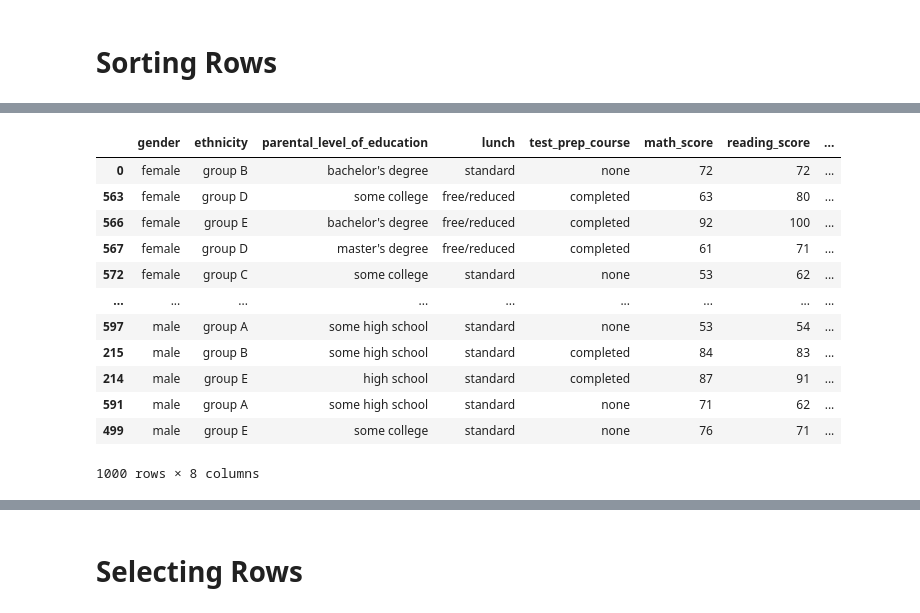
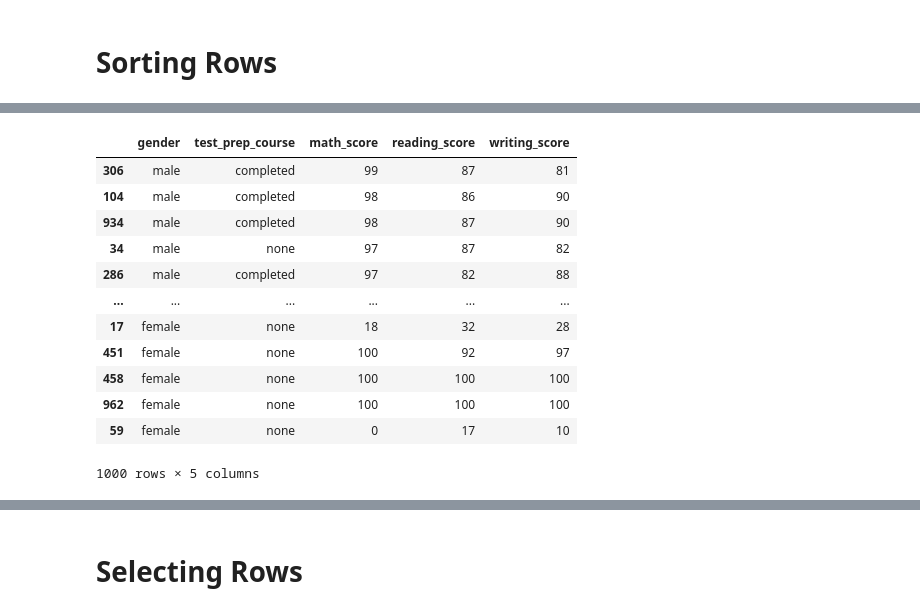
Before and after one commit to moisescujardo/python-projects, a Jupyter notebook: data-science-projects/learning_python_pandas_two_filtering_DataFrame.ipynb, the cells around one changed output, grey strips where cells are left out. Saved outputs shown, nothing was run; the diff lists cells and outputs as text; code cells hidden in the pictures.

```diff
--- a/data-science-projects/learning_python_pandas_two_filtering_DataFrame.ipynb
+++ b/data-science-projects/learning_python_pandas_two_filtering_DataFrame.ipynb
@@ -47,0 +69,15 @@ students_performance_data
+# %%
+# selecting multiple columns will
+# give us a DataFrame object
+students_score = students_performance_data[
+    [
+        'gender',
+        'test_prep_course',
+        'math_score',
+        'reading_score',
+        'writing_score'
+    ]
+]
+
+# validate object
+type(students_score)
@@ -50,16 +158,20 @@ students_performance_data
 # %%
-students_performance_data.sort_values(by=['gender'])
+students_score.sort_values(
+    by=['gender', 'math_score'],
+    ascending=False,
+    na_position='last'
+)
 # %% [output]
-|  | gender | ethnicity | parental_level_of_education | lunch | test_prep_course | math_score | reading_score | ... |
-| 0 | female | group B | bachelor's degree | standard | none | 72 | 72 | ... |
-| 563 | female | group D | some college | free/reduced | completed | 63 | 80 | ... |
-| 566 | female | group E | bachelor's degree | free/reduced | completed | 92 | 100 | ... |
-| 567 | female | group D | master's degree | free/reduced | completed | 61 | 71 | ... |
-| 572 | female | group C | some college | standard | none | 53 | 62 | ... |
-| ... | ... | ... | ... | ... | ... | ... | ... | ... |
-| 597 | male | group A | some high school | standard | none | 53 | 54 | ... |
-| 215 | male | group B | some high school | standard | completed | 84 | 83 | ... |
-| 214 | male | group E | high school | standard | completed | 87 | 91 | ... |
-| 591 | male | group A | some high school | standard | none | 71 | 62 | ... |
-| 499 | male | group E | some college | standard | none | 76 | 71 | ... |
+|  | gender | test_prep_course | math_score | reading_score | writing_score |
+| 306 | male | completed | 99 | 87 | 81 |
+| 104 | male | completed | 98 | 86 | 90 |
+| 934 | male | completed | 98 | 87 | 90 |
+| 34 | male | none | 97 | 87 | 82 |
+| 286 | male | completed | 97 | 82 | 88 |
+| ... | ... | ... | ... | ... | ... |
+| 17 | female | none | 18 | 32 | 28 |
+| 451 | female | none | 100 | 92 | 97 |
+| 458 | female | none | 100 | 100 | 100 |
+| 962 | female | none | 100 | 100 | 100 |
+| 59 | female | none | 0 | 17 | 10 |
-1000 rows × 8 columns
+1000 rows × 5 columns
```
Also changed, not shown: parts of 43 cells of this notebook, 1 other file.
